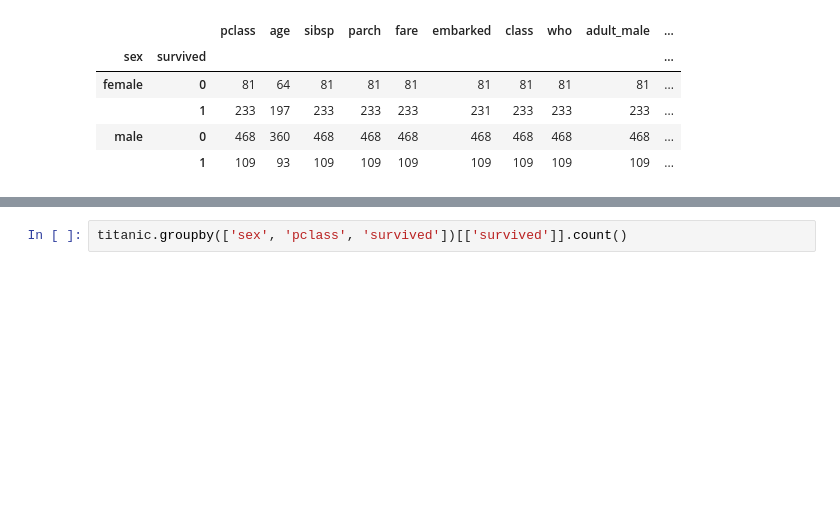
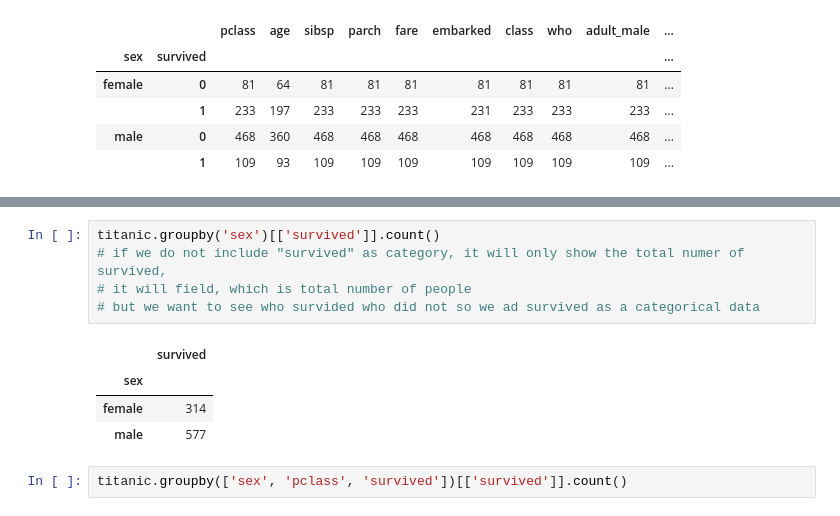
Before and after one commit to vince-gasimov/Pandas, a Jupyter notebook: 103_Groupby_&_Filter.ipynb, the cells around one changed output, grey strips where cells are left out. Drawn from its saved outputs; the diff is of its cells as text; blank space fills up the shorter version.

```diff
--- a/103_Groupby_&_Filter.ipynb
+++ b/103_Groupby_&_Filter.ipynb
@@ -438,3 +442,13 @@ titanic.groupby(['sex', 'survived'])[['survived']].count()
+# %%
+titanic.groupby('sex')[['survived']].count()
+# if we do not include "survived" as category, it will only show the total numer of survived,
+# it will field, which is total number of people
+# but we want to see who survided who did not so we ad survived as a categorical data
+# %% [output]
+|  | survived |
+| sex |  |
+| female | 314 |
+| male | 577 |
 # %%
 titanic.groupby(['sex', 'pclass', 'survived'])[['survived']].count()
 # %% [output]
```
Also changed, not shown: parts of 2 cells of this notebook, 2 other files.
